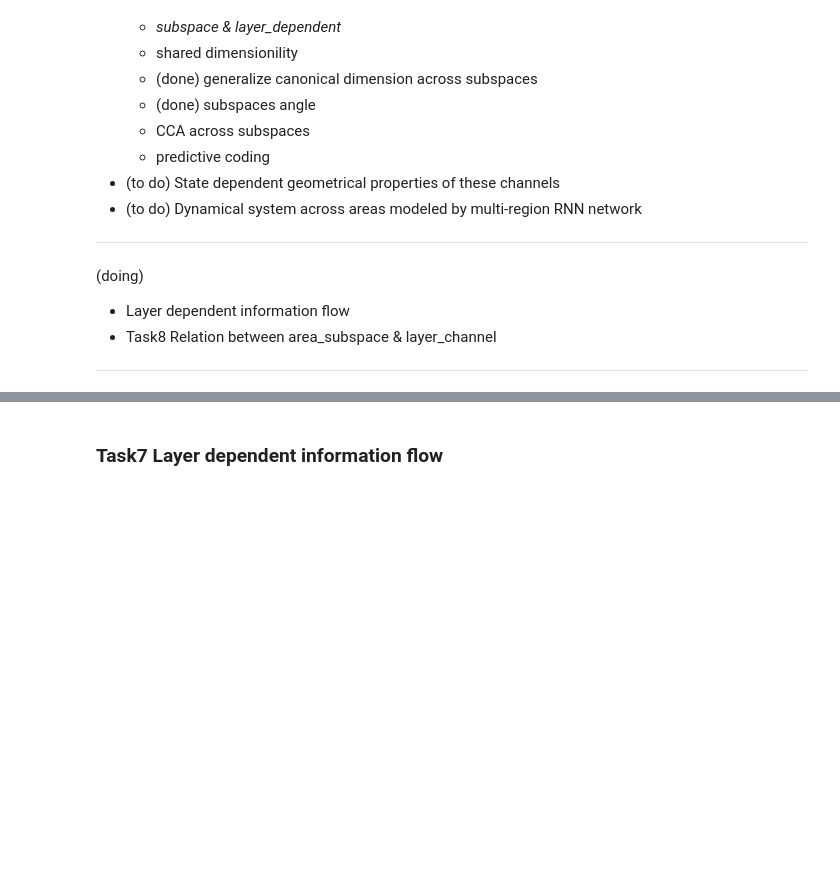
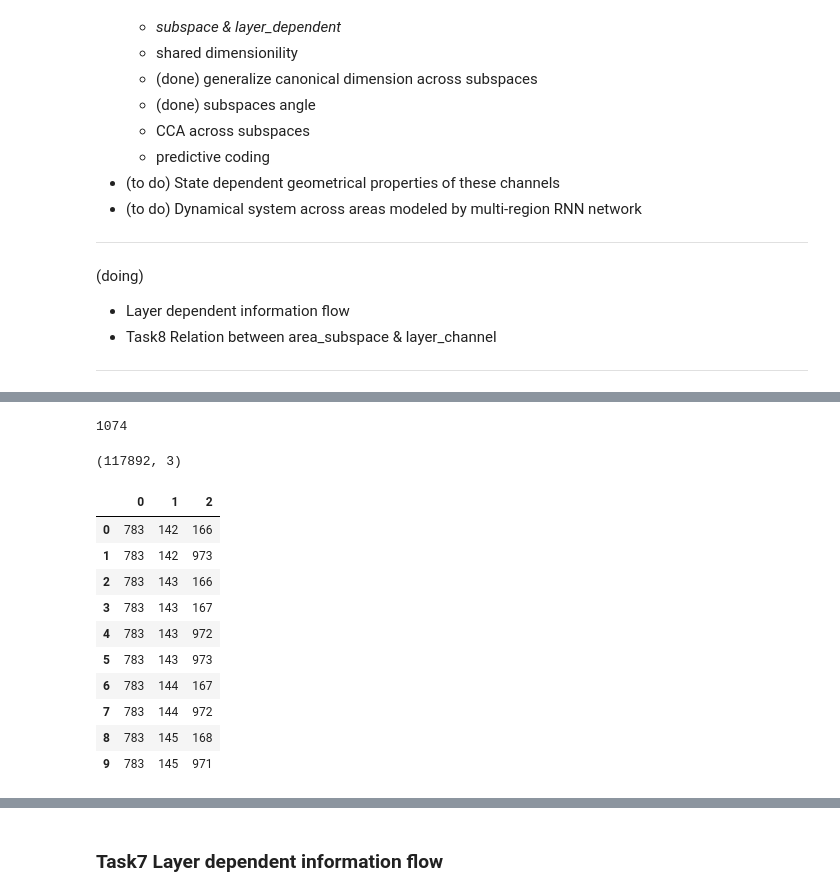
Before and after one commit to Jp-17/Coding_learning, a Jupyter notebook: Project_explore/Information flow across areas/CS_CCA_part5.ipynb, the cells around one changed output, grey strips where cells are left out. Drawn from its saved outputs; the diff is of its cells as text; code cells hidden in the pictures; blank space fills up the shorter version.

```diff
--- a/Project_explore/Information flow across areas/CS_CCA_part5.ipynb
+++ b/Project_explore/Information flow across areas/CS_CCA_part5.ipynb
@@ -47,0 +76,10 @@ from allensdk.brain_observatory.ecephys.ecephys_project_cache import EcephysProj
+# %%
+rsc_path = "/home/jialab/Allensdk_data/local/rsc_dir/"
+reference_space_key = 'annotation/ccf_2017'
+rsc_manifest_path = os.path.join(rsc_path, "manifest.json")
+resolution = 10
+rspc = ReferenceSpaceCache(resolution, reference_space_key, manifest=rsc_manifest_path)
+annotation, meta = rspc.get_annotation_volume()
+# ID 1 is the adult mouse structure graph
+tree = rspc.get_structure_tree(structure_graph_id=1)
+rsp = rspc.get_reference_space()
@@ -47,0 +186,25 @@ from allensdk.brain_observatory.ecephys.ecephys_project_cache import EcephysProj
+# %%
+area = 'VISal1'
+id = tree.get_structures_by_acronym([area])[0]['id']
+print(id)
+ccf = np.array(np.where(rsp.annotation == id)).T
+# %% [output]
+1074
+# %%
+
+print(ccf.shape)
+df = pd.DataFrame(ccf)
+df.iloc[0:10]
+# %% [output]
+(117892, 3)
+|  | 0 | 1 | 2 |
+| 0 | 783 | 142 | 166 |
+| 1 | 783 | 142 | 973 |
+| 2 | 783 | 143 | 166 |
+| 3 | 783 | 143 | 167 |
+| 4 | 783 | 143 | 972 |
+| 5 | 783 | 143 | 973 |
+| 6 | 783 | 144 | 167 |
+| 7 | 783 | 144 | 972 |
+| 8 | 783 | 145 | 168 |
+| 9 | 783 | 145 | 971 |
```
Also changed, not shown: parts of 11 cells of this notebook, 2 other files.
